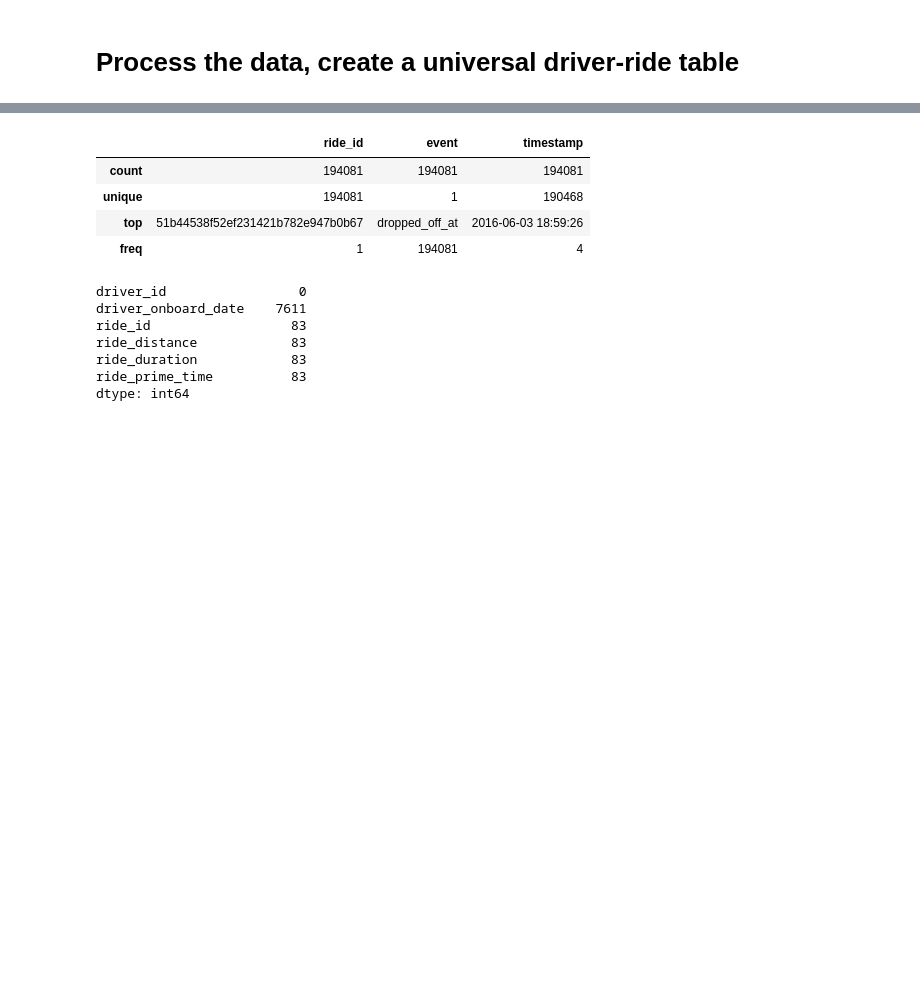
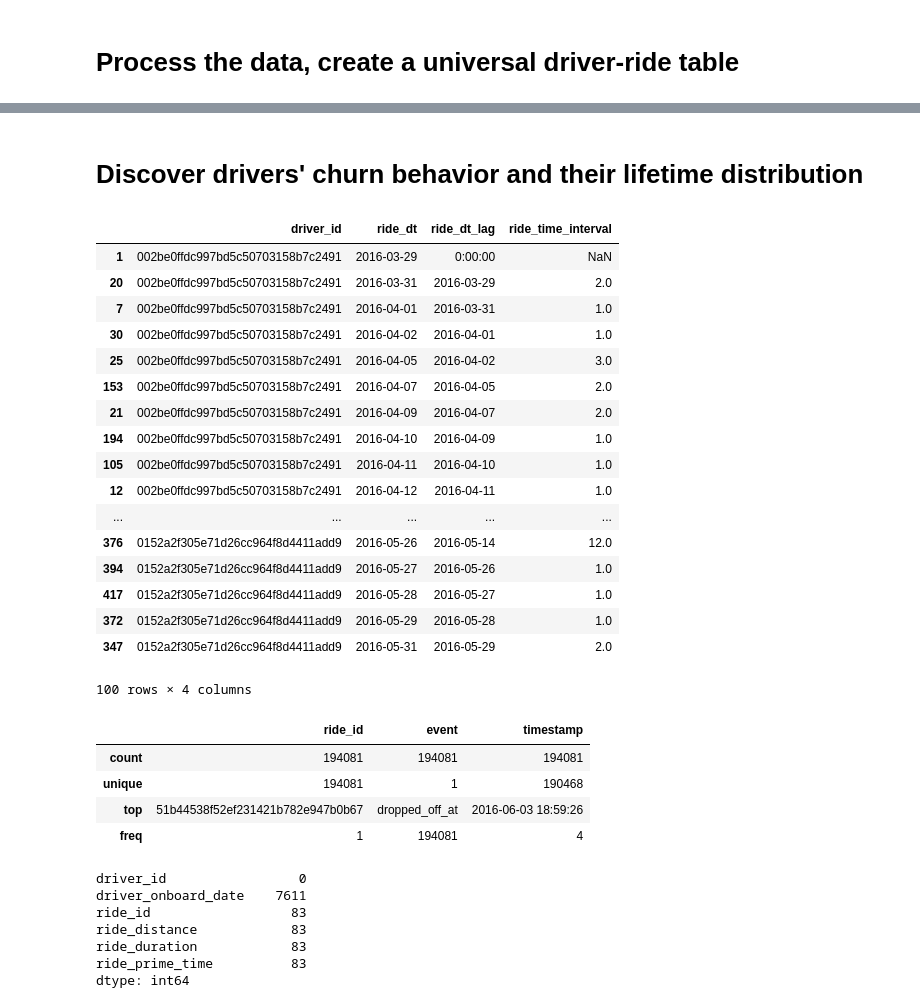
Before and after one commit to slu2009/data_work, a Jupyter notebook: Lyft Data Assignment.ipynb, the cells around one changed output, grey strips where cells are left out. Drawn from its saved outputs; the diff is of its cells as text; code cells hidden in the pictures; blank space fills up the shorter version.

```diff
--- a/Lyft Data Assignment.ipynb
+++ b/Lyft Data Assignment.ipynb
@@ -234,3 +354,26 @@ ride_id
+# %% [markdown]
+# Discover drivers' churn behavior and their lifetime distribution
+# %%
+ride_interval.head(100)
+# %% [output]
+|  | driver_id | ride_dt | ride_dt_lag | ride_time_interval |
+| 1 | 002be0ffdc997bd5c50703158b7c2491 | 2016-03-29 | 0:00:00 | NaN |
+| 20 | 002be0ffdc997bd5c50703158b7c2491 | 2016-03-31 | 2016-03-29 | 2.0 |
+| 7 | 002be0ffdc997bd5c50703158b7c2491 | 2016-04-01 | 2016-03-31 | 1.0 |
+| 30 | 002be0ffdc997bd5c50703158b7c2491 | 2016-04-02 | 2016-04-01 | 1.0 |
+| 25 | 002be0ffdc997bd5c50703158b7c2491 | 2016-04-05 | 2016-04-02 | 3.0 |
+| 153 | 002be0ffdc997bd5c50703158b7c2491 | 2016-04-07 | 2016-04-05 | 2.0 |
+| 21 | 002be0ffdc997bd5c50703158b7c2491 | 2016-04-09 | 2016-04-07 | 2.0 |
+| 194 | 002be0ffdc997bd5c50703158b7c2491 | 2016-04-10 | 2016-04-09 | 1.0 |
+| 105 | 002be0ffdc997bd5c50703158b7c2491 | 2016-04-11 | 2016-04-10 | 1.0 |
+| 12 | 002be0ffdc997bd5c50703158b7c2491 | 2016-04-12 | 2016-04-11 | 1.0 |
+| ... | ... | ... | ... | ... |
+| 376 | 0152a2f305e71d26cc964f8d4411add9 | 2016-05-26 | 2016-05-14 | 12.0 |
+| 394 | 0152a2f305e71d26cc964f8d4411add9 | 2016-05-27 | 2016-05-26 | 1.0 |
+| 417 | 0152a2f305e71d26cc964f8d4411add9 | 2016-05-28 | 2016-05-27 | 1.0 |
+| 372 | 0152a2f305e71d26cc964f8d4411add9 | 2016-05-29 | 2016-05-28 | 1.0 |
+| 347 | 0152a2f305e71d26cc964f8d4411add9 | 2016-05-31 | 2016-05-29 | 2.0 |
+100 rows × 4 columns
 # %%
 #use drop off ts as the completion time
 ride_cmplt_ts = ride_ts[ride_ts['event']=='dropped_off_at']
```
Also changed, not shown: parts of 9 cells of this notebook.
